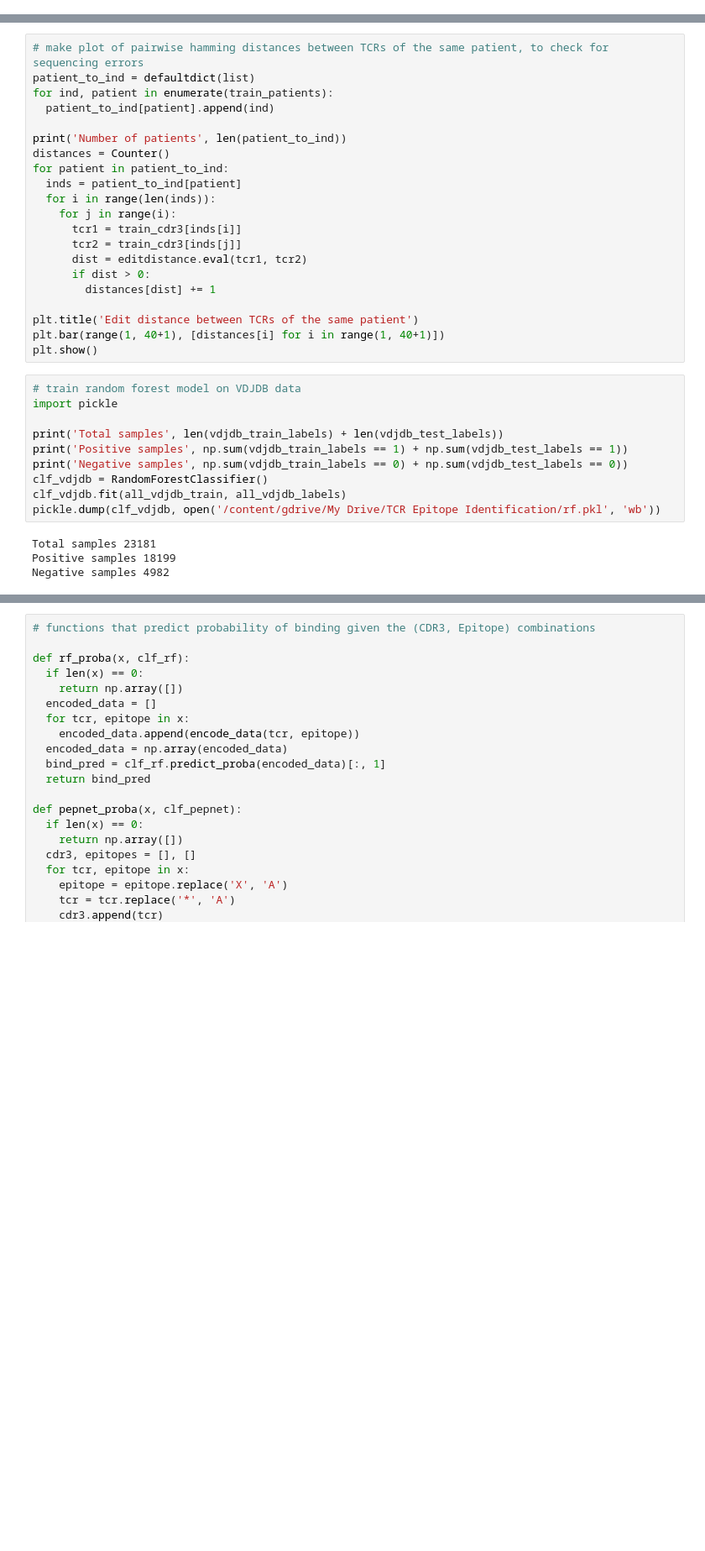
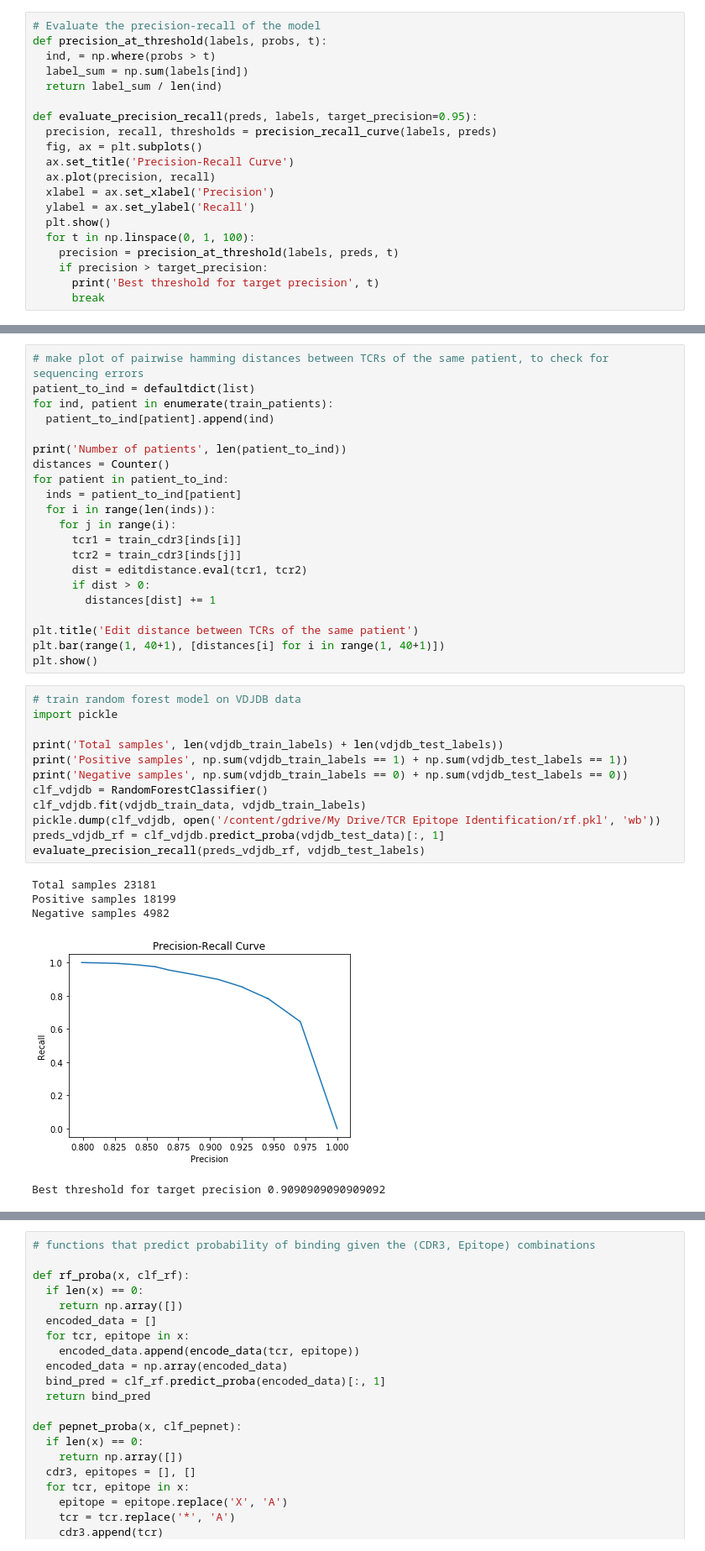
Before and after one commit to alexanderwhatley/TCR-Pathogen-Identification, a Jupyter notebook: benchmark_methods.ipynb, the cells around one changed output, grey strips where cells are left out. Shown: that part at 84% size. Saved outputs shown, nothing was run; the diff lists cells and outputs as text; blank space fills up the shorter version.

```diff
--- a/benchmark_methods.ipynb
+++ b/benchmark_methods.ipynb
@@ -207,3 +208,23 @@ Using TensorFlow backend.
+# %%
+# Evaluate the precision-recall of the model
+def precision_at_threshold(labels, probs, t):
+  ind, = np.where(probs > t)
+  label_sum = np.sum(labels[ind])
+  return label_sum / len(ind)
+
+def evaluate_precision_recall(preds, labels, target_precision=0.95):
+  precision, recall, thresholds = precision_recall_curve(labels, preds)
+  fig, ax = plt.subplots()
+  ax.set_title('Precision-Recall Curve')
+  ax.plot(precision, recall)
+  xlabel = ax.set_xlabel('Precision')
+  ylabel = ax.set_ylabel('Recall')
+  plt.show()
+  for t in np.linspace(0, 1, 100):
+    precision = precision_at_threshold(labels, preds, t)
+    if precision > target_precision:
+      print('Best threshold for target precision', t)
+      break
 # %% [markdown]
 Analyze pairwise Hamming distances between sequenced TCRs of the same patient to see if there are likely sequencing errors that cause some TCRs to be slightly different. As can be seen, all TCRs for the same patient are identical, so this is not an issue.
 # %%
@@ -230,14 +251,18 @@ plt.show()
 # %%
 # train random forest model on VDJDB data
 import pickle
 
 print('Total samples', len(vdjdb_train_labels) + len(vdjdb_test_labels))
 print('Positive samples', np.sum(vdjdb_train_labels == 1) + np.sum(vdjdb_test_labels == 1))
 print('Negative samples', np.sum(vdjdb_train_labels == 0) + np.sum(vdjdb_test_labels == 0))
 clf_vdjdb = RandomForestClassifier()
-clf_vdjdb.fit(all_vdjdb_train, all_vdjdb_labels)
+clf_vdjdb.fit(vdjdb_train_data, vdjdb_train_labels)
 pickle.dump(clf_vdjdb, open('/content/gdrive/My Drive/TCR Epitope Identification/rf.pkl', 'wb'))
+preds_vdjdb_rf = clf_vdjdb.predict_proba(vdjdb_test_data)[:, 1]
+evaluate_precision_recall(preds_vdjdb_rf, vdjdb_test_labels)
 # %% [output]
 Total samples 23181
 Positive samples 18199
 Negative samples 4982
+[figure, added]
+Best threshold for target precision 0.9090909090909092
```
Also changed, not shown: parts of 25 cells of this notebook.
